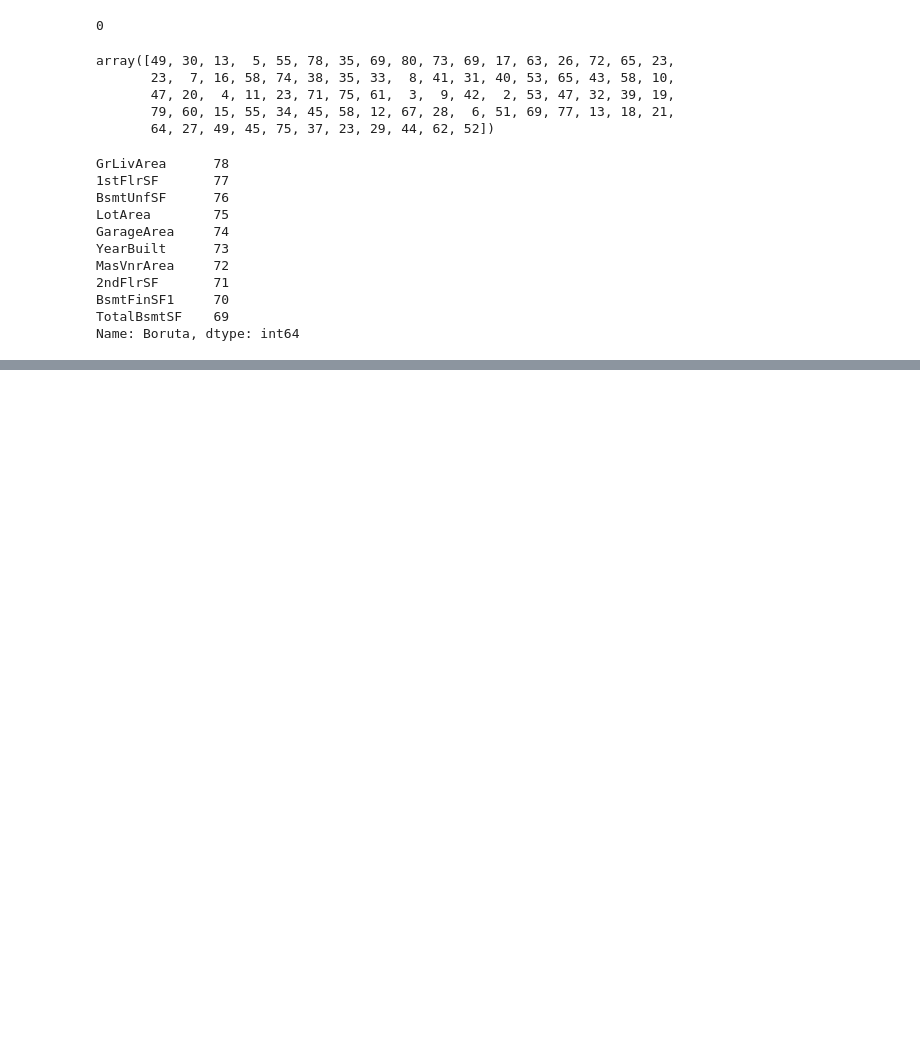
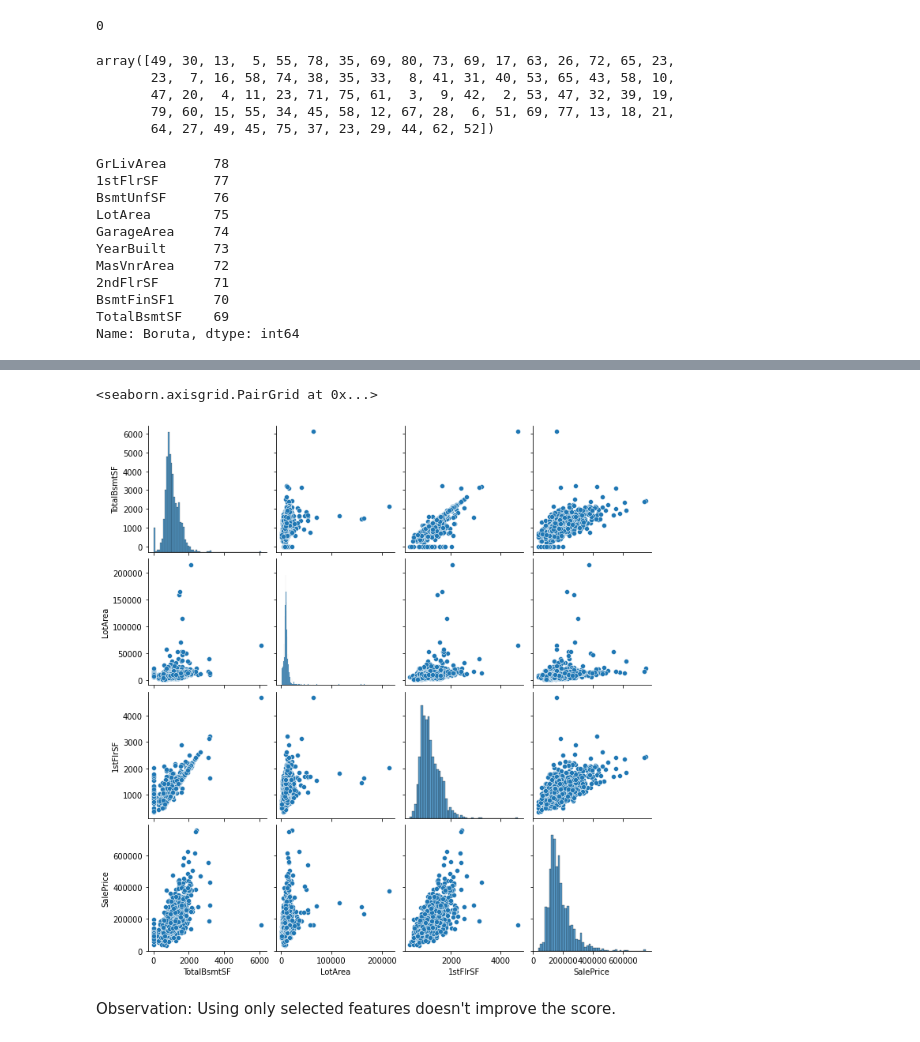
Before and after one commit to lustraka/Predict_Ames_House_Prices, a Jupyter notebook: collab/Ames-Housing-EDA.ipynb, the cells around one changed output, grey strips where cells are left out. Drawn from its saved outputs; the diff is of its cells as text; code cells hidden in the pictures; blank space fills up the shorter version.

```diff
--- a/collab/Ames-Housing-EDA.ipynb
+++ b/collab/Ames-Housing-EDA.ipynb
@@ -514,2 +488,9 @@ top_features
+# %%
+sns.pairplot(train[cols2])
+# %% [output]
+<seaborn.axisgrid.PairGrid at 0x...>
+[figure, added]
+# %% [markdown]
+Observation: Using only selected features doesn't improve the score.
 # %%
 # Compare feature selection with a baseline score
```
Also changed, not shown: parts of 26 cells of this notebook.
